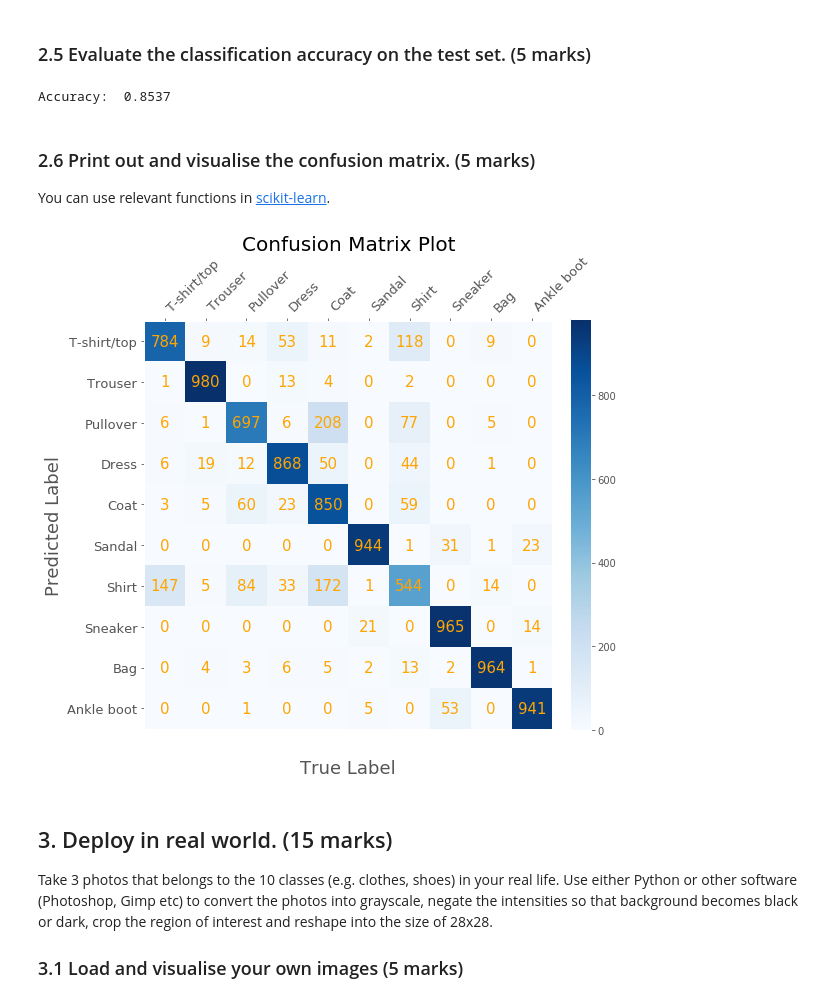
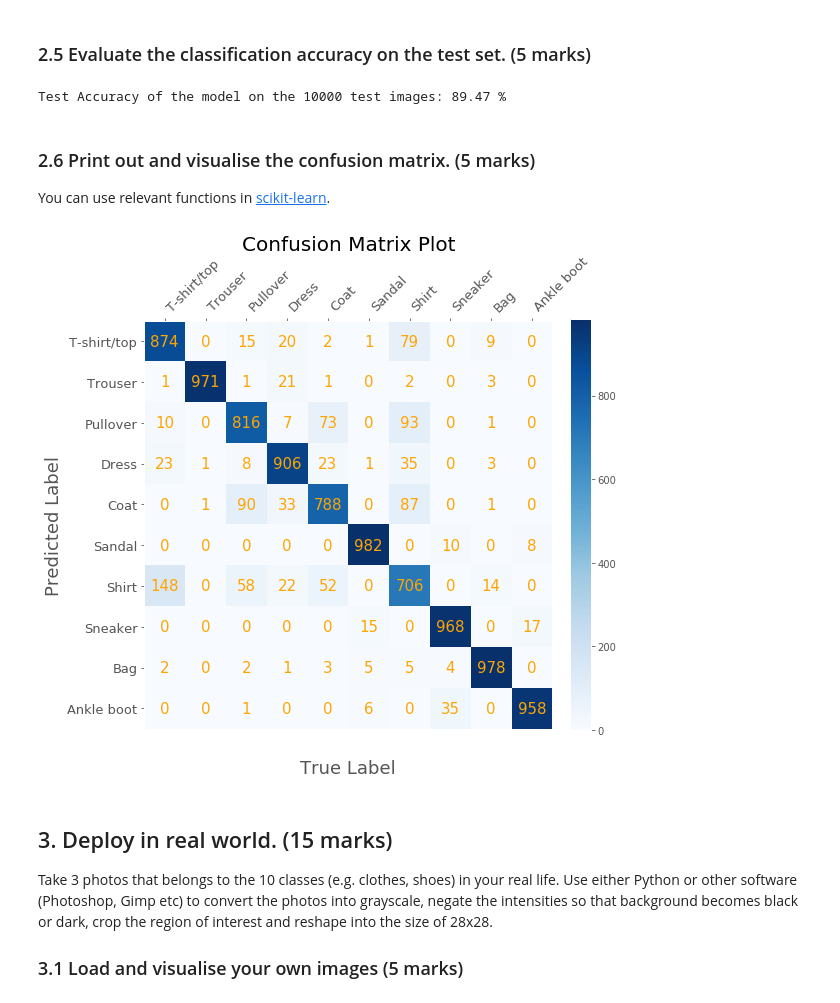
Before and after one commit to iurietarlev/computer_vision, a Jupyter notebook: coursework_2/coursework_2.ipynb, the cells around one changed output. Cells and saved outputs as stored; diff of their text form; code cells hidden in the pictures.

```diff
--- a/coursework_2/coursework_2.ipynb
+++ b/coursework_2/coursework_2.ipynb
@@ -208,18 +207,19 @@ batch_size = 100
 learning_rate = 0.001
 
 # Number of iterations
-num_epochs = 2
+num_epochs = 20
 
 # Total length of the dataset
 n = len(train_image)
 
-#Loss function
+# Loss function
 criterion = nn.CrossEntropyLoss()
 
-model = LeNet5()
+# Initialize the model
+model = LeNet5().to(device)
 
-#Optimizer
-optimizer = optim.Adam(model.parameters(), lr=0.001)
+# Optimizer
+optimizer = optim.Adam(model.parameters(), lr=learning_rate)
 # %% [markdown]
 ### 2.3 Start model training. (20 marks)
 
@@ -285,7 +296,11 @@ Epoch [2/2], Step [60000/60000], Loss: 0.4561, Accuracy: 85.00%
 ### 2.4 Deploy the trained model onto the test set. (10 marks)
 Please also evaluate how long it takes for testing.
 # %%
-model.eval()
+trained_model = LeNet5().to(device)
+checkpoint = torch.load('checkpoint.pth.tar')
+trained_model.load_state_dict(checkpoint['state_dict'])
+
+trained_model.eval()
 n = test_image.shape[0]
 nr_batches = math.ceil(n / batch_size)
 
@@ -301,66 +316,58 @@ with torch.no_grad():
 
 
     for img_batch, lab_batch in zip(img_batches, lab_batches):
-        images = torch.from_numpy(np.array(img_batch))[:, None, :, :]
-        labels = torch.from_numpy(lab_batch)
+        images = torch.from_numpy(np.array(img_batch))[:, None, :, :].to(device)
+        labels = torch.from_numpy(lab_batch).to(device)
 
-        outputs = model(images)
+        outputs = trained_model(images)
         _, predicted = torch.max(outputs.data,1)
         total += labels.size(0)
         correct += (predicted == labels).sum().item()
 # %% [markdown]
 ### 2.5 Evaluate the classification accuracy on the test set. (5 marks)
-# %%
-print("Accuracy: ", metrics.accuracy_score(labels, predicted))
-# %% [output]
-Accuracy:  0.8537
+# %%
+print('Test Accuracy of the model on the 10000 test images: %.2f %%' % (100 * correct / total))
+# %% [output]
+Test Accuracy of the model on the 10000 test images: 89.47 %
 # %% [markdown]
 ### 2.6 Print out and visualise the confusion matrix. (5 marks)
 You can use relevant functions in [scikit-learn](https://scikit-learn.org/stable/modules/classes.html#module-sklearn.metrics).
 # %%
-cm = metrics.confusion_matrix(labels, predicted)
+cm = metrics.confusion_matrix(labels.cpu(), predicted.cpu())
 
 fig = plt.figure(figsize=(8,8))
 ax = fig.add_subplot(111)
 cax = ax.matshow(cm,cmap=plt.cm.Blues)
 fig.colorbar(cax, fraction=0.046, pad=0.04)
 ax.grid(False)
 
 #annotate with exact numbers in boxes
 for i in range(len(cm)):
     for j in range(len(cm)):
         plt.annotate(cm[i,j],xy=(j,i),
                      horizontalalignment='center',
                      verticalalignment='center',
                      size=15,color='orange')
 
 plt.title("Confusion Matrix Plot", pad = 50, fontdict={'fontsize': 20})
 
-# plt.xticks(range(len(class_name)), class_name, rotation=45)
-# plt.yticks(range(len(class_name)), class_name)
-
-# want a more natural, table-like display
-# ax.invert_yaxis()
-# ax.invert_yaxis()
-
 ax.xaxis.tick_top()
 
 ax.tick_params(axis='both', labelsize=13)
 ax.set_yticks(range(len(class_name)),minor=False)
 ax.set_xticks(range(len(class_name)), minor=False)
 ax.set_xticklabels(class_name, minor=False, rotation=45, ha='left')
 ax.set_yticklabels(class_name, minor=False)
-#ax.xaxis.set_ticks_position('bottom')
 
 plt.xlabel('True Label', fontsize=18, labelpad=30)
 plt.ylabel('Predicted Label', fontsize=18)
 ax.set_ylim(10-0.5, -0.5)
 
 plt.rcParams["axes.edgecolor"] = "0.6"
 plt.rcParams["axes.grid"] = False
 plt.show()
 # %% [output]
-[figure, old version]
+[figure, new version]
 # %% [markdown]
 ## 3. Deploy in real world. (15 marks)
 
```
Also changed, not shown: parts of 13 cells of this notebook, 6 other files.
